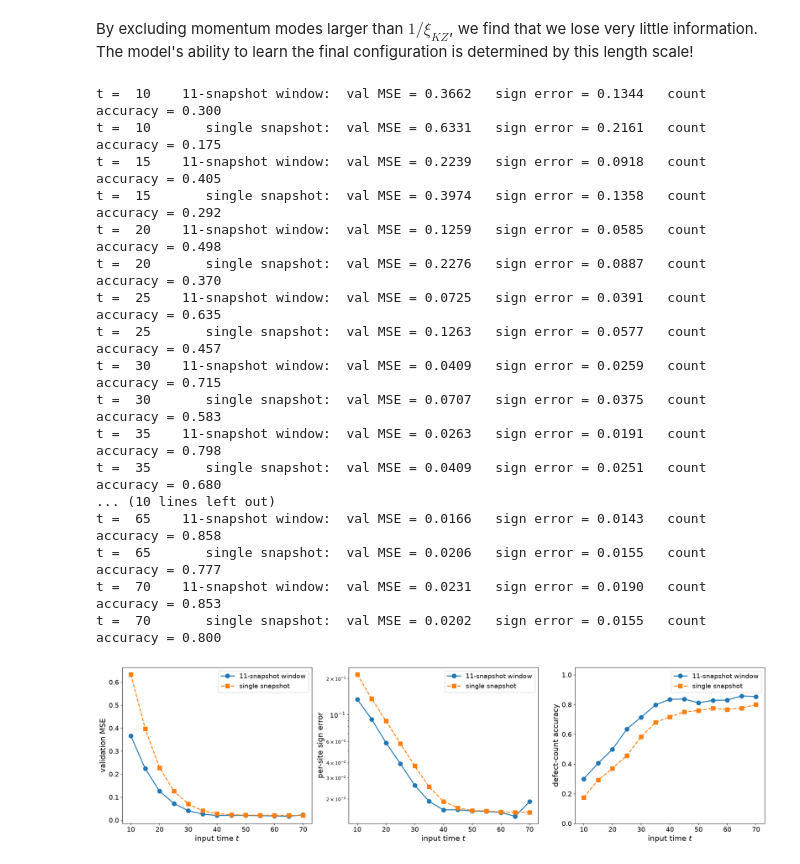
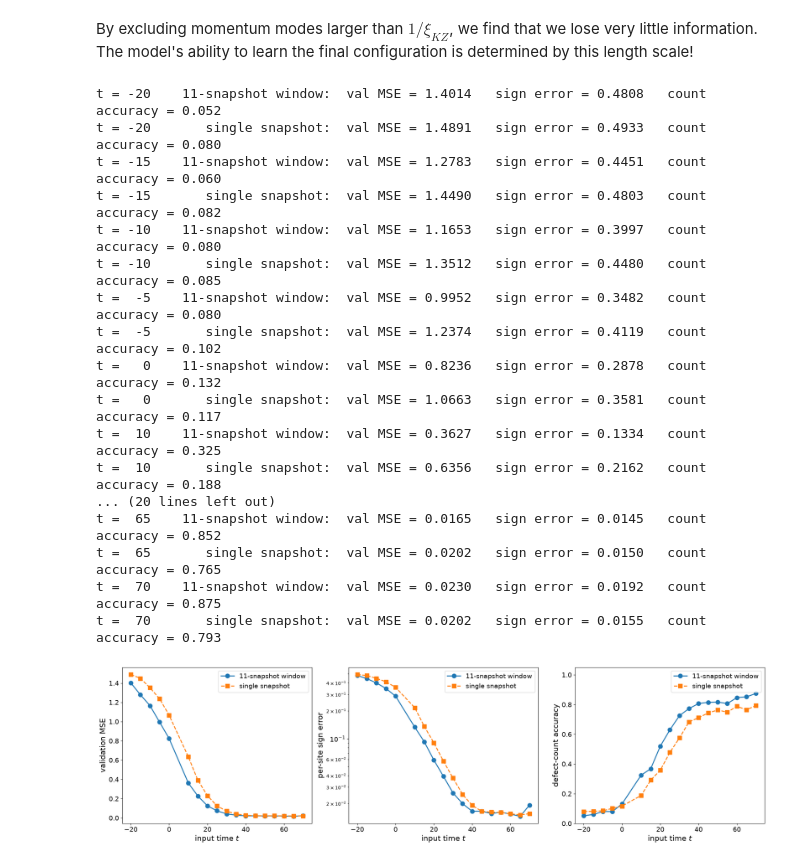
Before and after one commit to KristianMunnikhuis/MachineLearningKZ, a Jupyter notebook: notebooks/01_1d_replication.ipynb, the cells around one changed output. Saved outputs shown, nothing was run; the diff lists cells and outputs as text; code cells hidden in the pictures.

```diff
--- a/notebooks/01_1d_replication.ipynb
+++ b/notebooks/01_1d_replication.ipynb
@@ -240,7 +309,7 @@ We find good qualitative analysis with the paper's results.
 Going beyond the paper's immediate results, we can investigate how much of the information is really held in the excited kibble-zurek modes.
 # %%
 # ---- inputs ----
-T_SAMPLE = 50
+T_SAMPLE = 20
 KC_MULT  = np.linspace(0.1,2,12)      # cutoffs in units of 1/xi_hat
 EPOCHS   = 60
 FONTSIZE = 16
@@ -305,7 +455,7 @@ In the above experiment, we low-pass filter the input, keeping only modes with $
 By excluding momentum modes larger than $1/\xi_{KZ}$, we find that we lose very little information. The model's ability to learn the final configuration is determined by this length scale!
 # %%
 # ---- inputs ----
-T_LIST   = [10, 15, 20, 25, 30, 35, 40, 45, 50, 55, 60, 65, 70]     # input times
+T_LIST   = [-20,-15,-10,-5,0,10, 15, 20, 25, 30, 35, 40, 45, 50, 55, 60, 65, 70]     # input times
 WINDOWS  = {"11-snapshot window": 5, "single snapshot": 0}          # label -> half-width win
 EPOCHS   = 60
 FONTSIZE = 16
@@ -329,48 +479,48 @@ for t in T_LIST:
         ])
         m.compile(optimizer="adam", loss="mse")
         h = m.fit(Xt, Y_all, epochs=EPOCHS, batch_size=10, validation_split=0.2, verbose=0)
 
         P = m.predict(Xt[-N_VAL:], verbose=0)                       # predict once, use for both metrics
         n_pred = kz.count_defects(P.astype(np.float64))
         val_loss[lab].append(h.history["val_loss"][-1])
         count_acc[lab].append((n_pred == n_true).mean())
         sign_err[lab].append(((P > 0) != (Y_all[-N_VAL:] > 0)).mean())
         print(f"t = {t:3d}  {lab:>20s}:  val MSE = {val_loss[lab][-1]:.4f}   "
               f"sign error = {sign_err[lab][-1]:.4f}   count accuracy = {count_acc[lab][-1]:.3f}")
 
 # ---- plot ----
 fig, ax = plt.subplots(1, 3, figsize=(20, 5.5))
 for lab, style in zip(WINDOWS, ["o-", "s--"]):
     ax[0].plot(T_LIST, val_loss[lab],      style, ms=9, lw=2, label=lab)
     ax[1].semilogy(T_LIST, sign_err[lab],  style, ms=9, lw=2, label=lab)
     ax[2].plot(T_LIST, count_acc[lab],     style, ms=9, lw=2, label=lab)
 ax[0].set_ylabel("validation MSE", fontsize=FONTSIZE)
 ax[1].set_ylabel("per-site sign error", fontsize=FONTSIZE)
 ax[2].set_ylabel("defect-count accuracy", fontsize=FONTSIZE)
 ax[2].set_ylim(0, 1.05)
 for a in ax:
     a.set_xlabel(r"input time $t$", fontsize=FONTSIZE)
     a.tick_params(labelsize=FONTSIZE - 2)
     a.legend(fontsize=FONTSIZE - 2)
 plt.tight_layout()
 plt.savefig("../figures/1d/window_vs_snapshot_normalized.png", dpi=150)
 plt.show()
 # %% [output]
-t =  10    11-snapshot window:  val MSE = 0.3662   sign error = 0.1344   count accuracy = 0.300
-t =  10       single snapshot:  val MSE = 0.6331   sign error = 0.2161   count accuracy = 0.175
-t =  15    11-snapshot window:  val MSE = 0.2239   sign error = 0.0918   count accuracy = 0.405
-t =  15       single snapshot:  val MSE = 0.3974   sign error = 0.1358   count accuracy = 0.292
-t =  20    11-snapshot window:  val MSE = 0.1259   sign error = 0.0585   count accuracy = 0.498
-t =  20       single snapshot:  val MSE = 0.2276   sign error = 0.0887   count accuracy = 0.370
-t =  25    11-snapshot window:  val MSE = 0.0725   sign error = 0.0391   count accuracy = 0.635
-t =  25       single snapshot:  val MSE = 0.1263   sign error = 0.0577   count accuracy = 0.457
-t =  30    11-snapshot window:  val MSE = 0.0409   sign error = 0.0259   count accuracy = 0.715
-t =  30       single snapshot:  val MSE = 0.0707   sign error = 0.0375   count accuracy = 0.583
-t =  35    11-snapshot window:  val MSE = 0.0263   sign error = 0.0191   count accuracy = 0.798
-t =  35       single snapshot:  val MSE = 0.0409   sign error = 0.0251   count accuracy = 0.680
-... (10 lines left out)
-t =  65    11-snapshot window:  val MSE = 0.0166   sign error = 0.0143   count accuracy = 0.858
-t =  65       single snapshot:  val MSE = 0.0206   sign error = 0.0155   count accuracy = 0.777
-t =  70    11-snapshot window:  val MSE = 0.0231   sign error = 0.0190   count accuracy = 0.853
-t =  70       single snapshot:  val MSE = 0.0202   sign error = 0.0155   count accuracy = 0.800
+t = -20    11-snapshot window:  val MSE = 1.4014   sign error = 0.4808   count accuracy = 0.052
+t = -20       single snapshot:  val MSE = 1.4891   sign error = 0.4933   count accuracy = 0.080
+t = -15    11-snapshot window:  val MSE = 1.2783   sign error = 0.4451   count accuracy = 0.060
+t = -15       single snapshot:  val MSE = 1.4490   sign error = 0.4803   count accuracy = 0.082
+t = -10    11-snapshot window:  val MSE = 1.1653   sign error = 0.3997   count accuracy = 0.080
+t = -10       single snapshot:  val MSE = 1.3512   sign error = 0.4480   count accuracy = 0.085
+t =  -5    11-snapshot window:  val MSE = 0.9952   sign error = 0.3482   count accuracy = 0.080
+t =  -5       single snapshot:  val MSE = 1.2374   sign error = 0.4119   count accuracy = 0.102
+t =   0    11-snapshot window:  val MSE = 0.8236   sign error = 0.2878   count accuracy = 0.132
+t =   0       single snapshot:  val MSE = 1.0663   sign error = 0.3581   count accuracy = 0.117
+t =  10    11-snapshot window:  val MSE = 0.3627   sign error = 0.1334   count accuracy = 0.325
+t =  10       single snapshot:  val MSE = 0.6356   sign error = 0.2162   count accuracy = 0.188
+... (20 lines left out)
+t =  65    11-snapshot window:  val MSE = 0.0165   sign error = 0.0145   count accuracy = 0.852
+t =  65       single snapshot:  val MSE = 0.0202   sign error = 0.0150   count accuracy = 0.765
+t =  70    11-snapshot window:  val MSE = 0.0230   sign error = 0.0192   count accuracy = 0.875
+t =  70       single snapshot:  val MSE = 0.0202   sign error = 0.0155   count accuracy = 0.793
-[figure, old version]
+[figure, new version]
```
Also changed, not shown: parts of 11 cells of this notebook, 4 other files.
